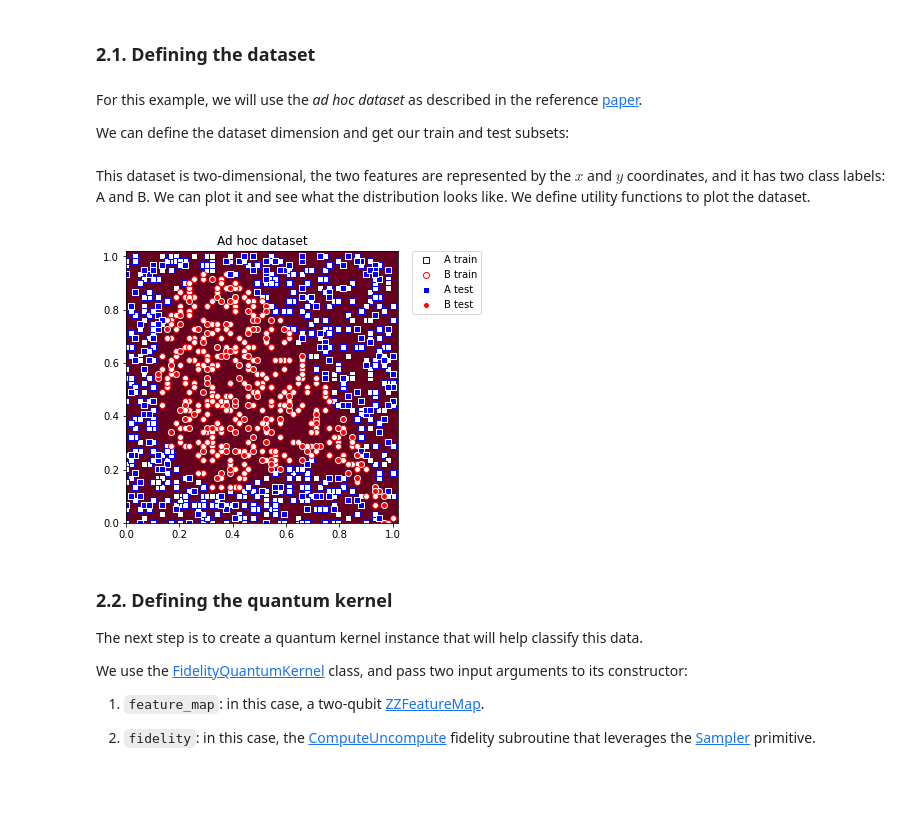
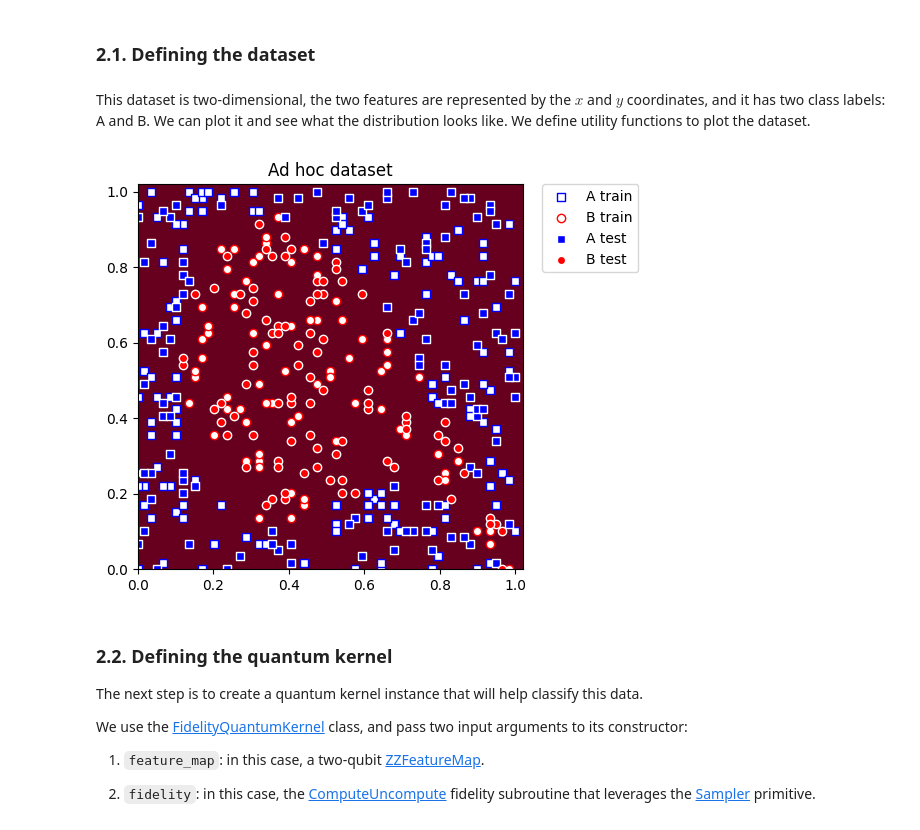
Before and after one commit to trishasabadra/qTSA-qml, a Jupyter notebook: quantum_kernel.ipynb, the cells around one changed output. Cells and saved outputs as stored; diff of their text form; code cells hidden in the pictures; blank space fills up the shorter version.

```diff
--- a/quantum_kernel.ipynb
+++ b/quantum_kernel.ipynb
@@ -72,7 +74,3 @@ algorithm_globals.random_seed = 12345
 This section illustrates a quantum kernel classification workflow using `qiskit-machine-learning`.
 # %% [markdown]
 ### 2.1. Defining the dataset
-# %% [markdown]
-For this example, we will use the _ad hoc dataset_ as described in the reference [paper](https://arxiv.org/pdf/1804.11326.pdf).
-
-We can define the dataset dimension and get our train and test subsets:
@@ -94,22 +77,14 @@ We can define the dataset dimension and get our train and test subsets:
 # %%
 import numpy as np
-adhoc_dimension = 2
 train_features = np.loadtxt("trainX.txt") # size 1600
 train_labels = np.loadtxt("trainY.txt")
 test_features = np.loadtxt("testX.txt") # size 256
 test_labels = np.loadtxt("testY.txt")
 # print(len(train_features))
-adhoc_total = 1856
+total = 1856
 
-# size 20 -> accuracy 0.58
-# size 100 -> 0.65
-# size 200 -> 0.755
-# size 256 -> 0.789; time = 6:09 (6 min, 9 sec)
-# size 500: 16 55
-# 0.83
-
-train_features = train_features[:700]
-train_labels = train_labels[:700]
-test_features = test_features[:256]
-test_labels = test_labels[:256]
-adhoc_total = 1856
+train_features = train_features[:200]
+train_labels = train_labels[:200]
+test_features = test_features[:200]
+test_labels = test_labels[:200]
+total = 400
@@ -134,39 +130,39 @@ def plot_features(ax, features, labels, class_label, marker, face, edge, label):
     )
 
 
-def plot_dataset(train_features, train_labels, test_features, test_labels, adhoc_total):
+def plot_dataset(train_features, train_labels, test_features, test_labels, total):
 
     plt.figure(figsize=(5, 5))
     plt.ylim(0, 1.02)
     plt.xlim(0, 1.02)
     plt.imshow(
-        np.asmatrix(adhoc_total).T,
+        np.asmatrix(total).T,
         interpolation="nearest",
         origin="lower",
         cmap="RdBu",
         extent=[0, 2 * np.pi, 0, 2 * np.pi],
     )
 
     # A train plot
     plot_features(plt, train_features, train_labels, 0, "s", "w", "b", "A train")
 
     # B train plot
     plot_features(plt, train_features, train_labels, 1, "o", "w", "r", "B train")
 
     # A test plot
     plot_features(plt, test_features, test_labels, 0, "s", "b", "w", "A test")
 
     # B test plot
     plot_features(plt, test_features, test_labels, 1, "o", "r", "w", "B test")
 
     plt.legend(bbox_to_anchor=(1.05, 1), loc="upper left", borderaxespad=0.0)
     plt.title("Ad hoc dataset")
 
     plt.show()
 
-plot_dataset(train_features, train_labels, test_features, test_labels, adhoc_total)
+plot_dataset(train_features, train_labels, test_features, test_labels, total)
 # %% [output]
-[figure, old version]
+[figure, new version]
 # %% [markdown]
 ### 2.2. Defining the quantum kernel
 
```
Also changed, not shown: parts of 30 cells of this notebook, 7 other files.
